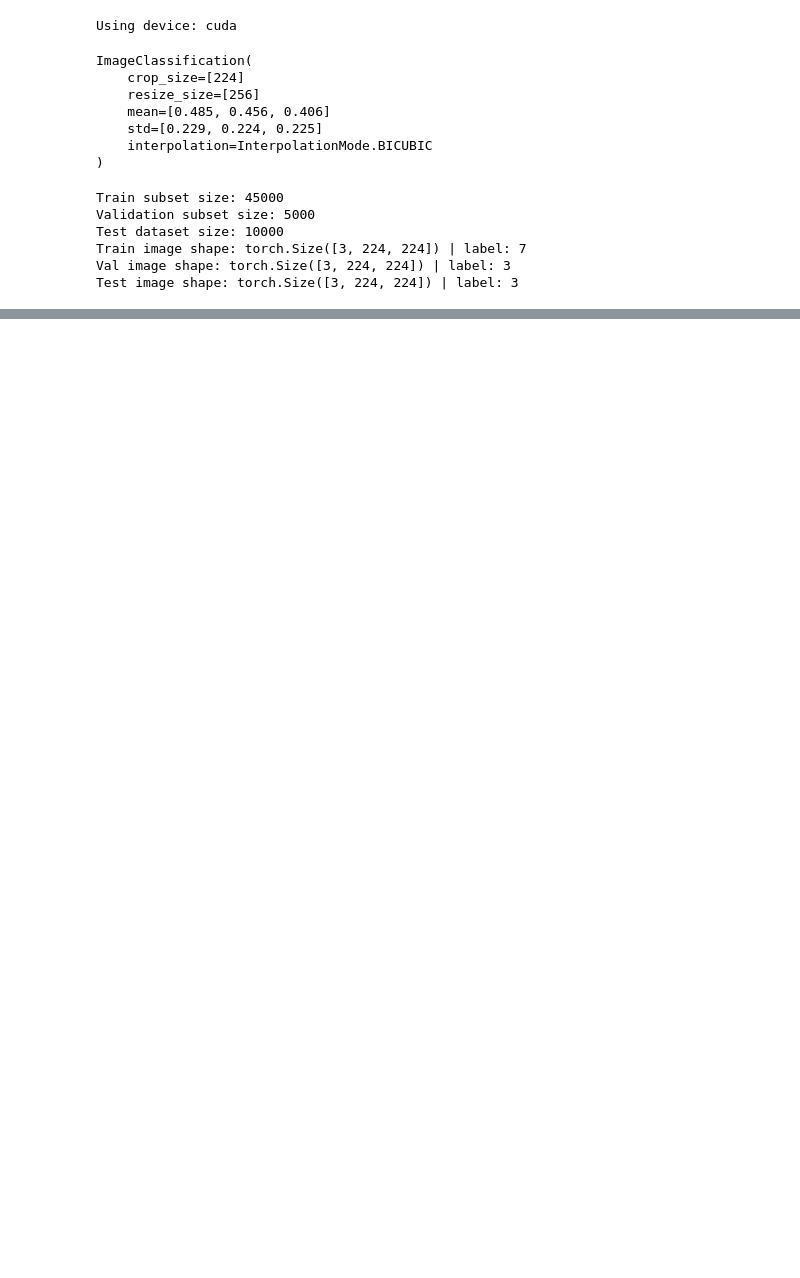
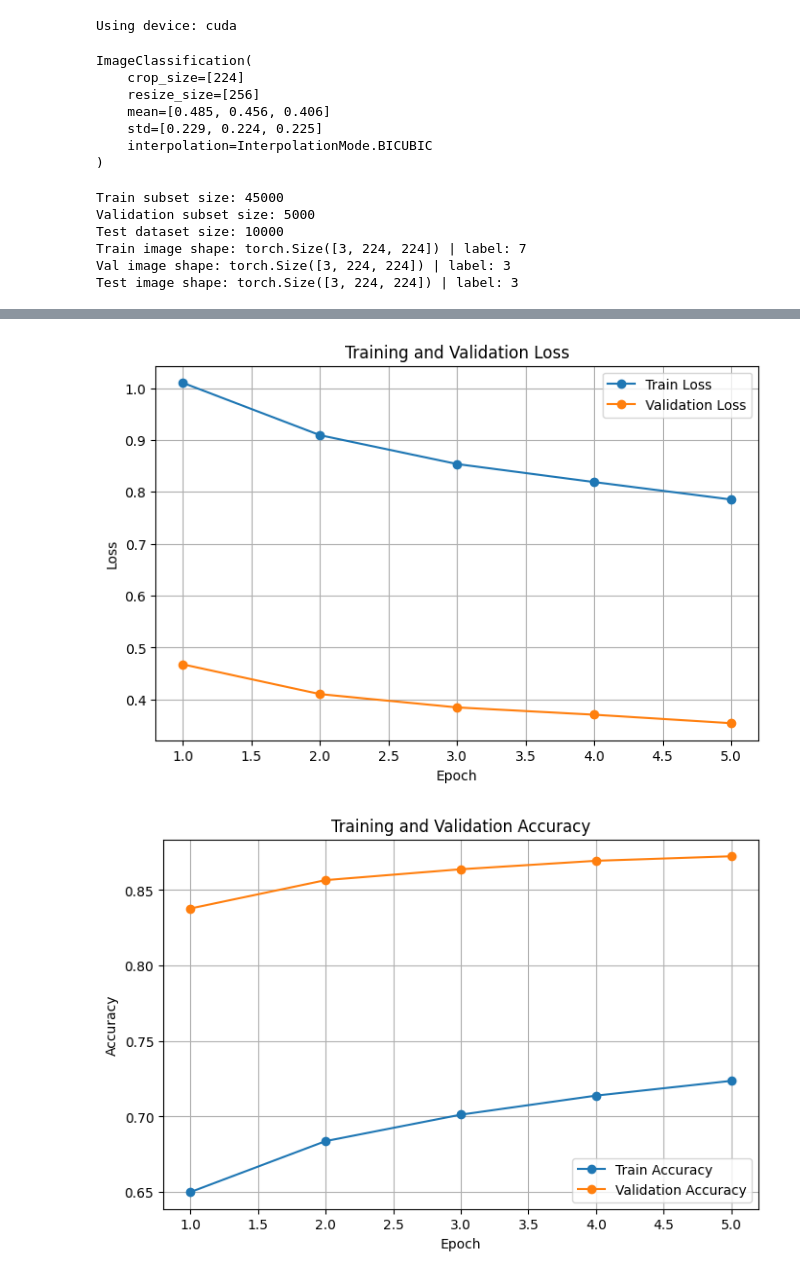
Before and after one commit to evolentDelight/transfer-learning-cifar10-image-classification, a Jupyter notebook: ben-kwon-project.ipynb, the cells around one changed output, grey strips where cells are left out. Saved outputs shown, nothing was run; the diff lists cells and outputs as text; code cells hidden in the pictures; blank space fills up the shorter version.

Commit message:
Added up to Fine-tuning 1

```diff
--- a/ben-kwon-project.ipynb
+++ b/ben-kwon-project.ipynb
@@ -114,0 +504,27 @@ Test image shape: torch.Size([3, 224, 224]) | label: 3
+# %%
+# Plot our results for Fine-Tune 1: Last 2 features and a classifier head
+
+epochs = range(1, len(ft1_train_losses) + 1)
+
+plt.figure(figsize=(8, 5))
+plt.plot(epochs, ft1_train_losses, marker='o', label='Train Loss')
+plt.plot(epochs, ft1_val_losses, marker='o', label='Validation Loss')
+plt.xlabel('Epoch')
+plt.ylabel('Loss')
+plt.title('Training and Validation Loss')
+plt.legend()
+plt.grid(True)
+plt.show()
+
+plt.figure(figsize=(8, 5))
+plt.plot(epochs, ft1_train_accuracies, marker='o', label='Train Accuracy')
+plt.plot(epochs, ft1_val_accuracies, marker='o', label='Validation Accuracy')
+plt.xlabel('Epoch')
+plt.ylabel('Accuracy')
+plt.title('Training and Validation Accuracy')
+plt.legend()
+plt.grid(True)
+plt.show()
+# %% [output]
+[figure, added]
+[figure, added]
```
Also changed, not shown: parts of 12 cells of this notebook.
